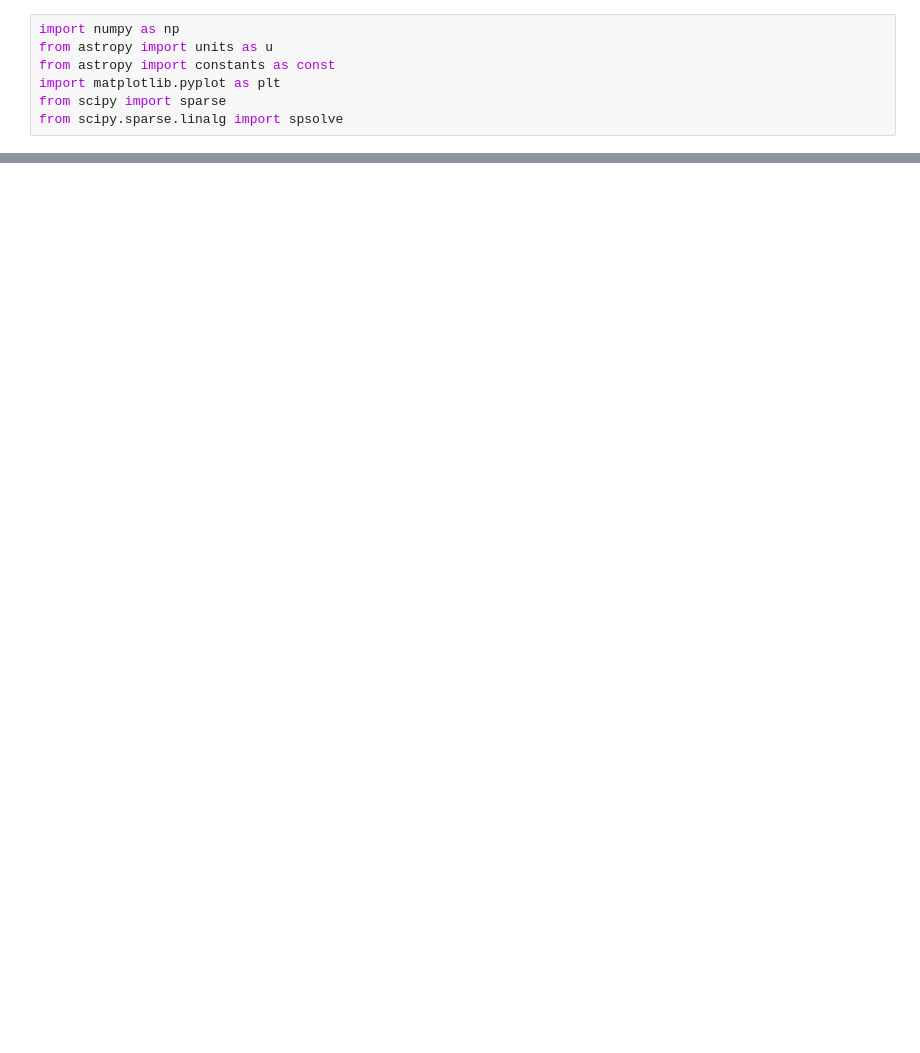
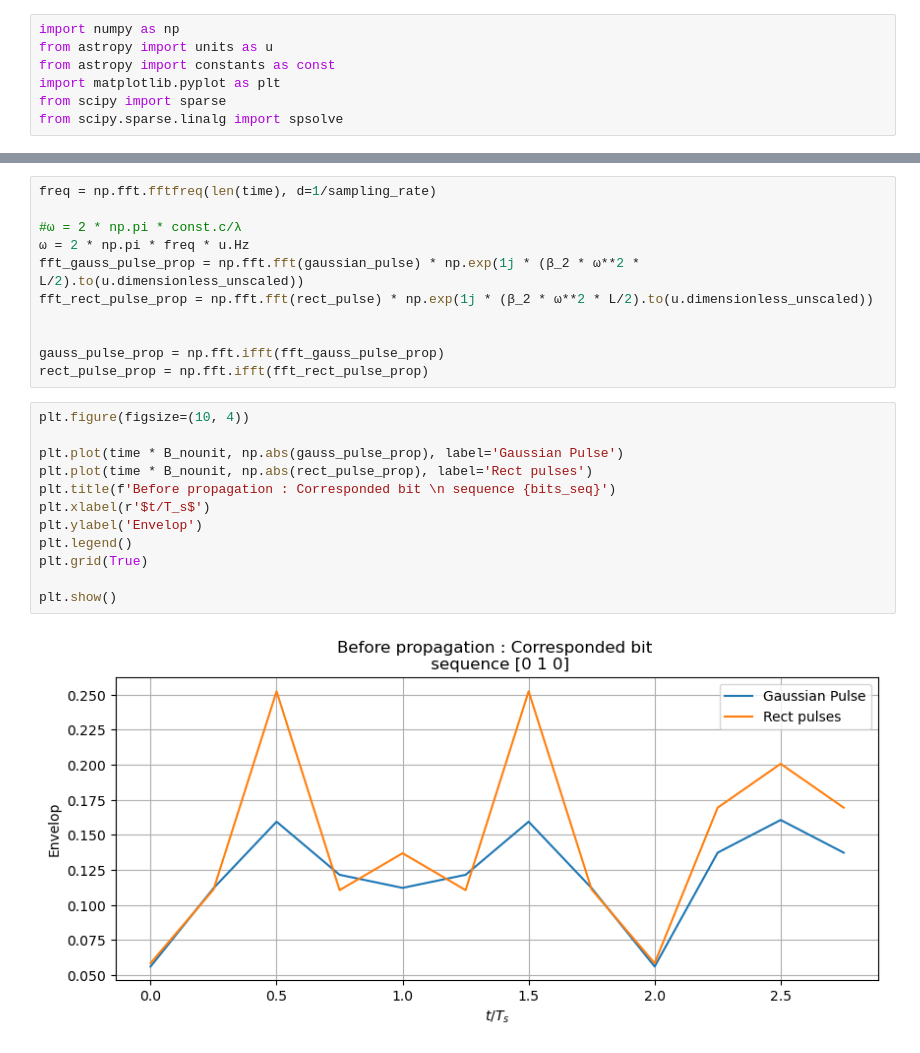
Before and after one commit to HamidMahamat/TOPT_proj, a Jupyter notebook: BE1.ipynb, the cells around one changed output, grey strips where cells are left out. Cells and saved outputs as stored; diff of their text form; blank space fills up the shorter version.

```diff
--- a/BE1.ipynb
+++ b/BE1.ipynb
@@ -50,0 +87,25 @@ plt.show()
+# %%
+freq = np.fft.fftfreq(len(time), d=1/sampling_rate)
+
+#ω = 2 * np.pi * const.c/λ
+ω = 2 * np.pi * freq * u.Hz
+fft_gauss_pulse_prop = np.fft.fft(gaussian_pulse) * np.exp(1j * (β_2 * ω**2 * L/2).to(u.dimensionless_unscaled))
+fft_rect_pulse_prop = np.fft.fft(rect_pulse) * np.exp(1j * (β_2 * ω**2 * L/2).to(u.dimensionless_unscaled))
+
+
+gauss_pulse_prop = np.fft.ifft(fft_gauss_pulse_prop)
+rect_pulse_prop = np.fft.ifft(fft_rect_pulse_prop)
+# %%
+plt.figure(figsize=(10, 4))
+
+plt.plot(time * B_nounit, np.abs(gauss_pulse_prop), label='Gaussian Pulse')
+plt.plot(time * B_nounit, np.abs(rect_pulse_prop), label='Rect pulses')
+plt.title(f'Before propagation : Corresponded bit \n sequence {bits_seq}')
+plt.xlabel(r'$t/T_s$')
+plt.ylabel('Envelop')
+plt.legend()
+plt.grid(True)
+
+plt.show()
+# %% [output]
+[figure, added]
```
Also changed, not shown: parts of 8 cells of this notebook.
